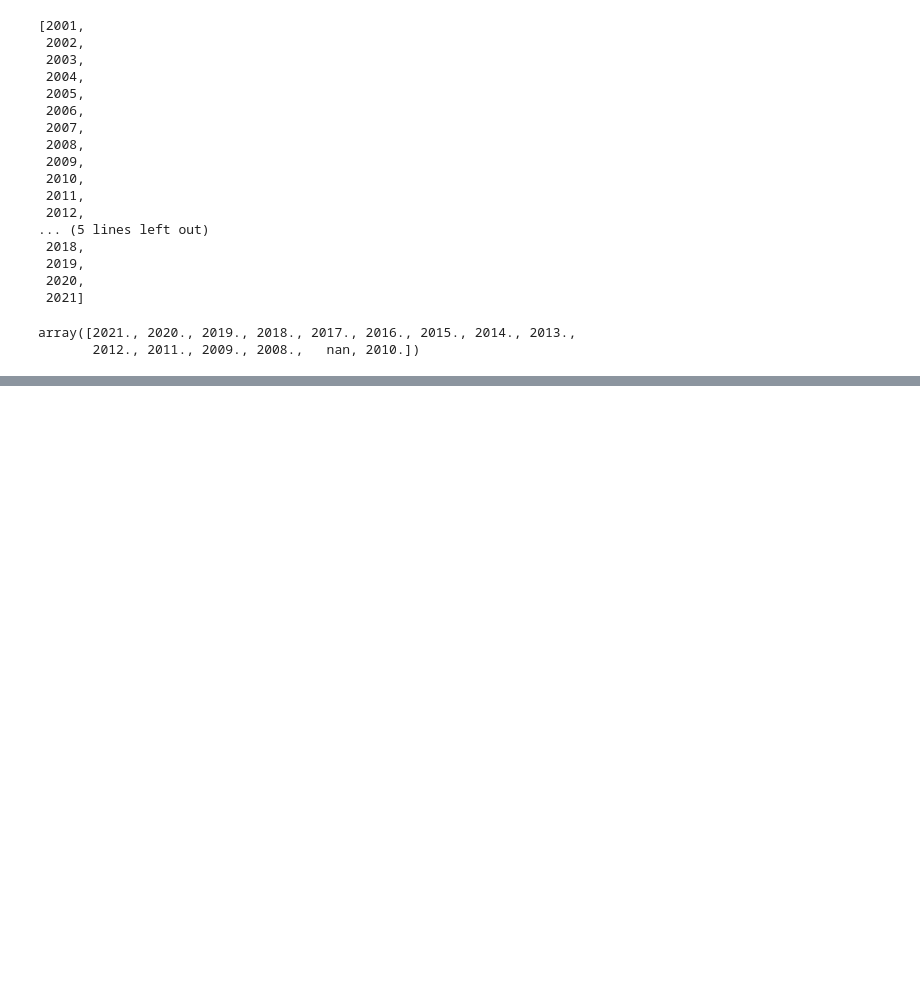
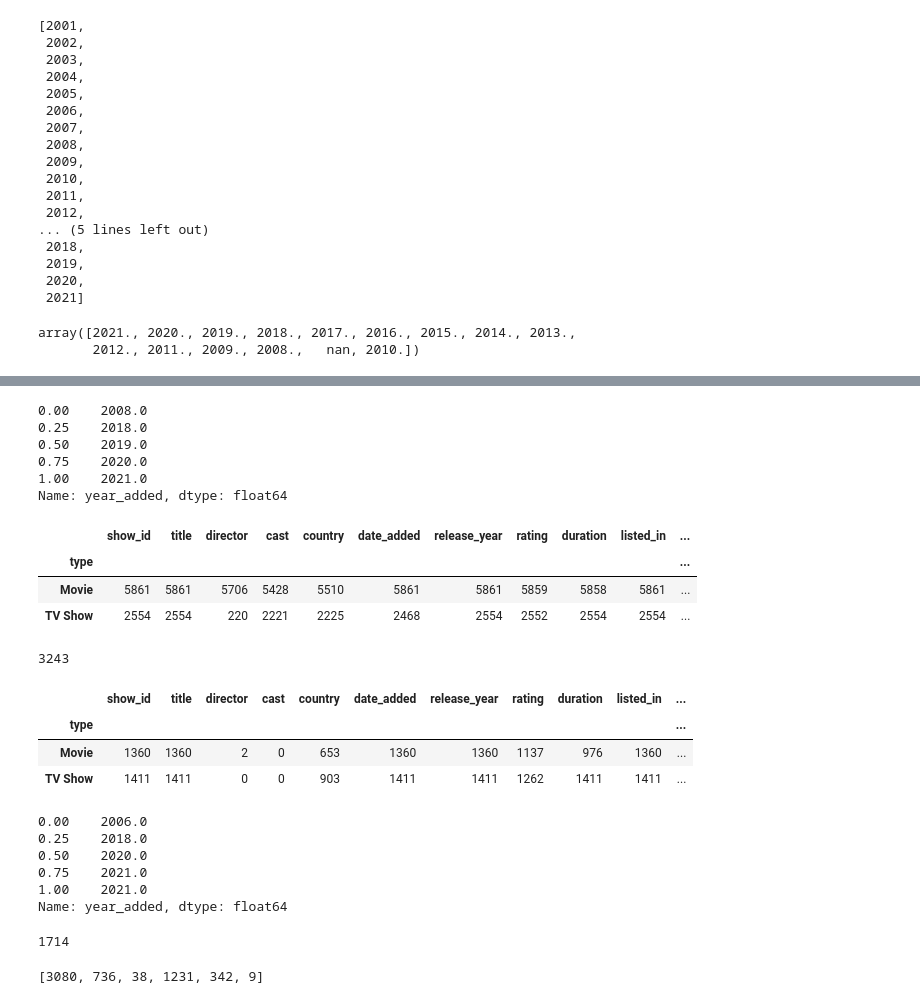
Before and after one commit to P-Panda1/msds593_group32, a Jupyter notebook: analysis.ipynb, the cells around one changed output, grey strips where cells are left out. Cells and saved outputs as stored; diff of their text form; code cells hidden in the pictures; blank space fills up the shorter version.

```diff
--- a/analysis.ipynb
+++ b/analysis.ipynb
@@ -207,0 +267,41 @@ print(rating)
+# %%
+dfNetflixClean['year_added'].quantile([.0, 0.25, .5, 0.75,  1])
+# %% [output]
+0.00    2008.0
+0.25    2018.0
+0.50    2019.0
+0.75    2020.0
+1.00    2021.0
+Name: year_added, dtype: float64
+# %%
+dfNetflixClean.groupby('type').count()
+# %% [output]
+|  | show_id | title | director | cast | country | date_added | release_year | rating | duration | listed_in | ... |
+| type |  |  |  |  |  |  |  |  |  |  | ... |
+| Movie | 5861 | 5861 | 5706 | 5428 | 5510 | 5861 | 5861 | 5859 | 5858 | 5861 | ... |
+| TV Show | 2554 | 2554 | 220 | 2221 | 2225 | 2468 | 2554 | 2552 | 2554 | 2554 | ... |
+# %%
+
+print(dfNetflixClean[dfNetflixClean['year_added'] >= 2020]['date_added'].count())
+# %% [output]
+3243
+# %%
+dfHuluClean.groupby('type').count()
+# %% [output]
+|  | show_id | title | director | cast | country | date_added | release_year | rating | duration | listed_in | ... |
+| type |  |  |  |  |  |  |  |  |  |  | ... |
+| Movie | 1360 | 1360 | 2 | 0 | 653 | 1360 | 1360 | 1137 | 976 | 1360 | ... |
+| TV Show | 1411 | 1411 | 0 | 0 | 903 | 1411 | 1411 | 1262 | 1411 | 1411 | ... |
+# %%
+dfHuluClean['year_added'].quantile([.0, 0.25, .5, 0.75,  1])
+# %% [output]
+0.00    2006.0
+0.25    2018.0
+0.50    2020.0
+0.75    2021.0
+1.00    2021.0
+Name: year_added, dtype: float64
+# %%
+print(dfHuluClean[dfHuluClean['year_added'] >= 2020]['date_added'].count())
+# %% [output]
+1714
@@ -207,0 +316,4 @@ print(rating)
+# %%
+print(da1)
+# %% [output]
+[3080, 736, 38, 1231, 342, 9]
```
Also changed, not shown: parts of 46 cells of this notebook, 4 other files.
